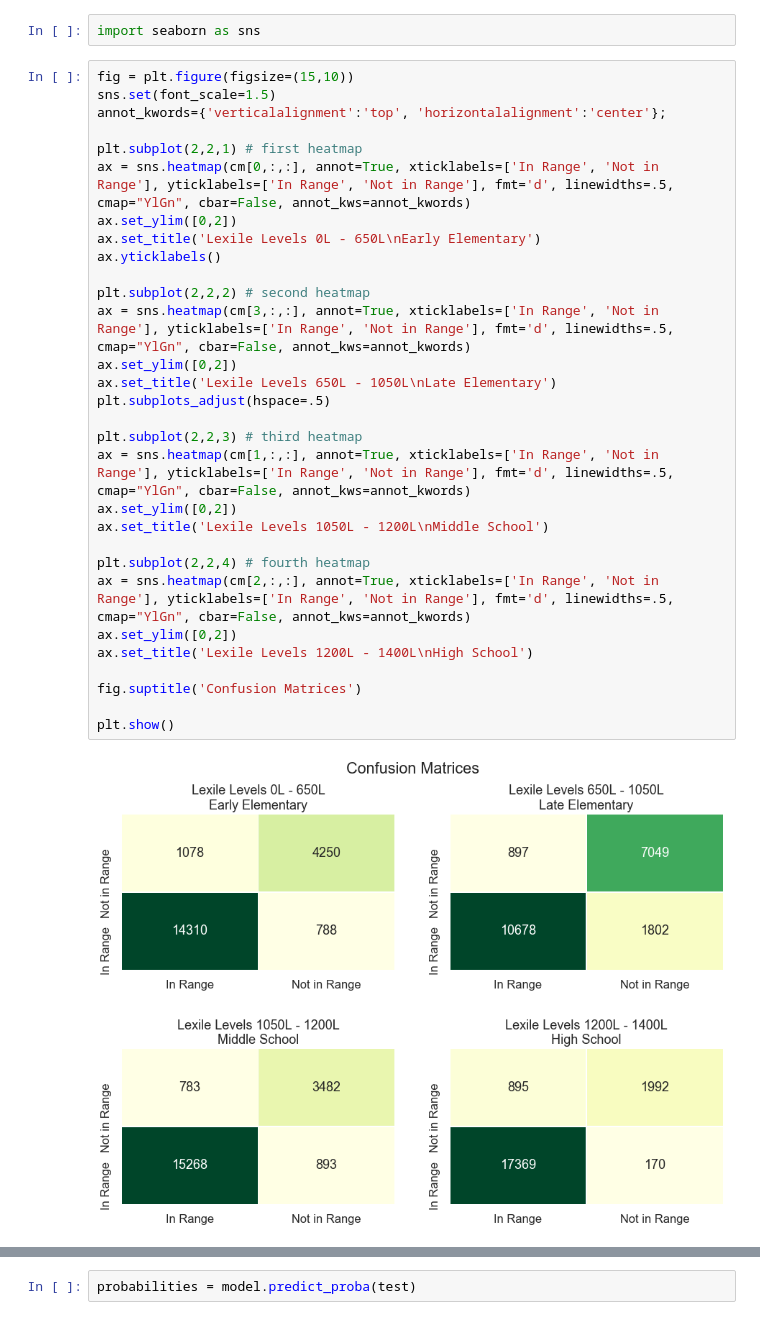
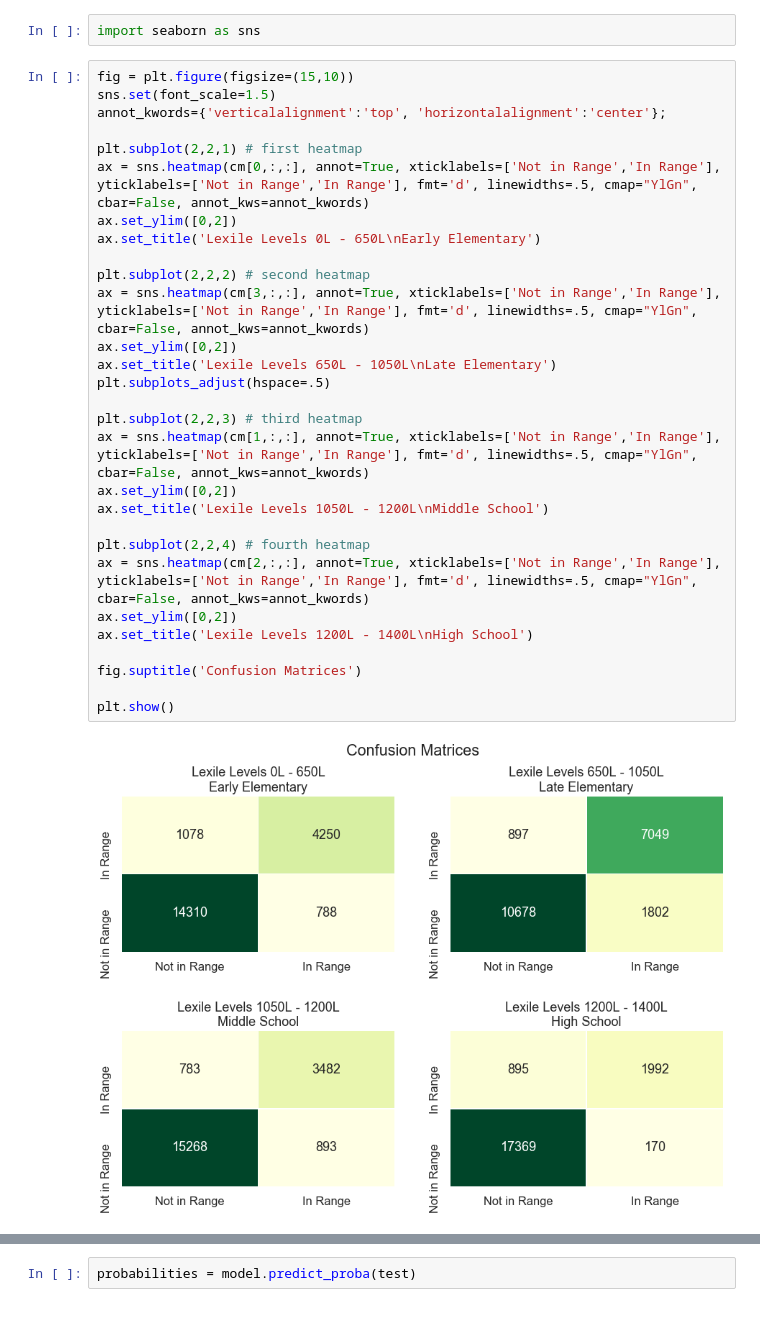
Before and after one commit to eannefawcett/lexile-determination-v2, a Jupyter notebook: Lexile Determination.ipynb, the cells around one changed output, grey strips where cells are left out. Cells and saved outputs as stored; diff of their text form.

```diff
--- a/Lexile Determination.ipynb
+++ b/Lexile Determination.ipynb
@@ -1223,32 +1223,31 @@ import seaborn as sns
 # %%
 fig = plt.figure(figsize=(15,10))
 sns.set(font_scale=1.5)
 annot_kwords={'verticalalignment':'top', 'horizontalalignment':'center'};
 
 plt.subplot(2,2,1) # first heatmap
-ax = sns.heatmap(cm[0,:,:], annot=True, xticklabels=['In Range', 'Not in Range'], yticklabels=['In Range', 'Not in Range'], fmt='d', linewidths=.5, cmap="YlGn", cbar=False, annot_kws=annot_kwords)
+ax = sns.heatmap(cm[0,:,:], annot=True, xticklabels=['Not in Range','In Range'], yticklabels=['Not in Range','In Range'], fmt='d', linewidths=.5, cmap="YlGn", cbar=False, annot_kws=annot_kwords)
 ax.set_ylim([0,2])
 ax.set_title('Lexile Levels 0L - 650L\nEarly Elementary')
-ax.yticklabels()
 
 plt.subplot(2,2,2) # second heatmap
-ax = sns.heatmap(cm[3,:,:], annot=True, xticklabels=['In Range', 'Not in Range'], yticklabels=['In Range', 'Not in Range'], fmt='d', linewidths=.5, cmap="YlGn", cbar=False, annot_kws=annot_kwords)
+ax = sns.heatmap(cm[3,:,:], annot=True, xticklabels=['Not in Range','In Range'], yticklabels=['Not in Range','In Range'], fmt='d', linewidths=.5, cmap="YlGn", cbar=False, annot_kws=annot_kwords)
 ax.set_ylim([0,2])
 ax.set_title('Lexile Levels 650L - 1050L\nLate Elementary')
 plt.subplots_adjust(hspace=.5)
 
 plt.subplot(2,2,3) # third heatmap
-ax = sns.heatmap(cm[1,:,:], annot=True, xticklabels=['In Range', 'Not in Range'], yticklabels=['In Range', 'Not in Range'], fmt='d', linewidths=.5, cmap="YlGn", cbar=False, annot_kws=annot_kwords)
+ax = sns.heatmap(cm[1,:,:], annot=True, xticklabels=['Not in Range','In Range'], yticklabels=['Not in Range','In Range'], fmt='d', linewidths=.5, cmap="YlGn", cbar=False, annot_kws=annot_kwords)
 ax.set_ylim([0,2])
 ax.set_title('Lexile Levels 1050L - 1200L\nMiddle School')
 
 plt.subplot(2,2,4) # fourth heatmap
-ax = sns.heatmap(cm[2,:,:], annot=True, xticklabels=['In Range', 'Not in Range'], yticklabels=['In Range', 'Not in Range'], fmt='d', linewidths=.5, cmap="YlGn", cbar=False, annot_kws=annot_kwords)
+ax = sns.heatmap(cm[2,:,:], annot=True, xticklabels=['Not in Range','In Range'], yticklabels=['Not in Range','In Range'], fmt='d', linewidths=.5, cmap="YlGn", cbar=False, annot_kws=annot_kwords)
 ax.set_ylim([0,2])
 ax.set_title('Lexile Levels 1200L - 1400L\nHigh School')
 
 fig.suptitle('Confusion Matrices')
 
 plt.show()
 # %% [output]
-[figure, old version]
+[figure, new version]
```
Also changed, not shown: parts of 1 cell of this notebook, 3 other files.
